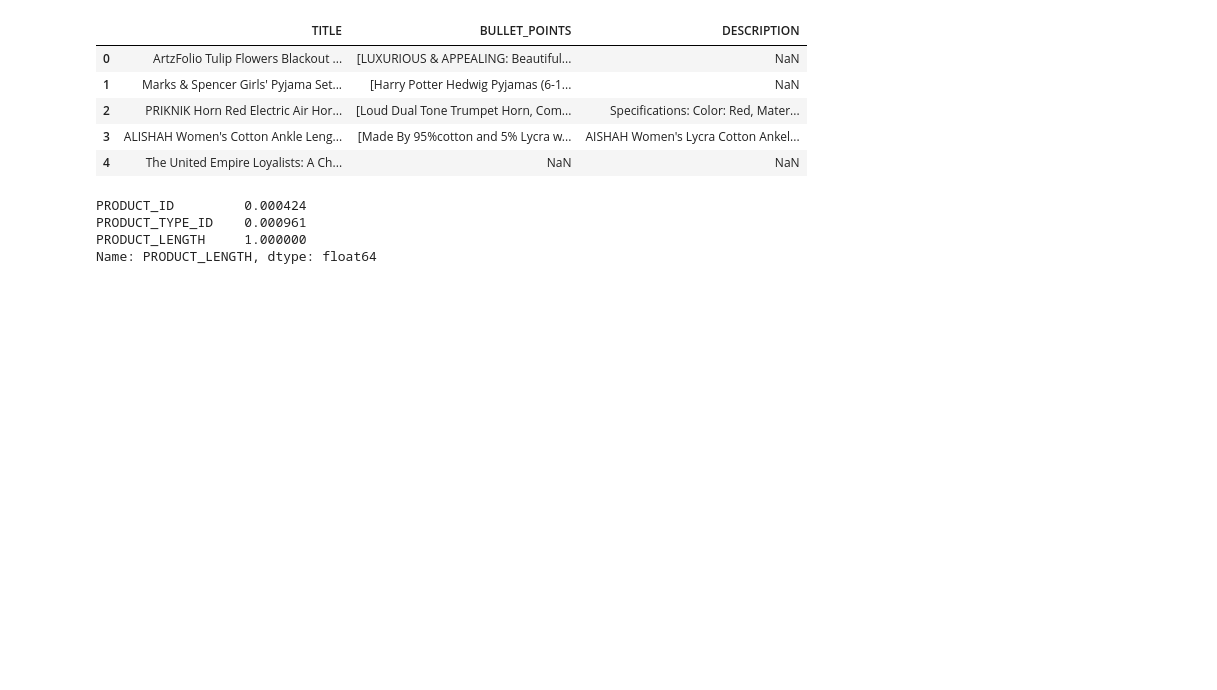
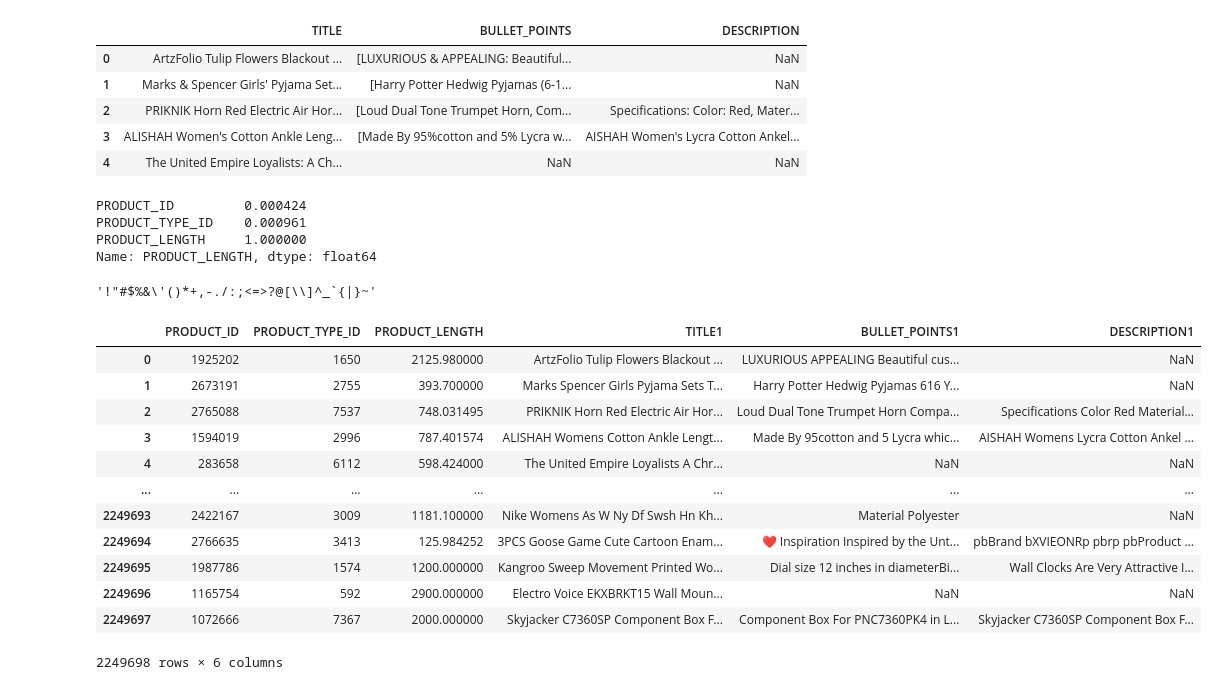
Before and after one commit to ShubhamGupta2505/MachineLearningPractice, a Jupyter notebook: amazon-ml-challenge.ipynb, the cells around one changed output. Saved outputs shown, nothing was run; the diff lists cells and outputs as text; code cells hidden in the pictures; blank space fills up the shorter version.

```diff
--- a/amazon-ml-challenge.ipynb
+++ b/amazon-ml-challenge.ipynb
@@ -142,0 +159,33 @@ Name: PRODUCT_LENGTH, dtype: float64
+# %%
+import string
+string.punctuation
+# %% [output]
+'!"#$%&\'()*+,-./:;<=>?@[\\]^_`{|}~'
+# %%
+def remove_punct(text):
+    if isinstance(text, str):
+        text_nopunct = "".join([char for char in text if char not in string.punctuation])
+    else:
+        text_nopunct = np.nan
+    return text_nopunct
+
+
+train['TITLE1'] = train['TITLE'].apply(lambda x :remove_punct(x))
+train['BULLET_POINTS1'] = train['BULLET_POINTS'].apply(lambda x :remove_punct(x))
+train['DESCRIPTION1'] = train['DESCRIPTION'].apply(lambda x :remove_punct(x))
+# %%
+train.drop(['TITLE','BULLET_POINTS','DESCRIPTION'],axis=1)
+# %% [output]
+|  | PRODUCT_ID | PRODUCT_TYPE_ID | PRODUCT_LENGTH | TITLE1 | BULLET_POINTS1 | DESCRIPTION1 |
+| 0 | 1925202 | 1650 | 2125.980000 | ArtzFolio Tulip Flowers Blackout ... | LUXURIOUS APPEALING Beautiful cus... | NaN |
+| 1 | 2673191 | 2755 | 393.700000 | Marks Spencer Girls Pyjama Sets T... | Harry Potter Hedwig Pyjamas 616 Y... | NaN |
+| 2 | 2765088 | 7537 | 748.031495 | PRIKNIK Horn Red Electric Air Hor... | Loud Dual Tone Trumpet Horn Compa... | Specifications Color Red Material... |
+| 3 | 1594019 | 2996 | 787.401574 | ALISHAH Womens Cotton Ankle Lengt... | Made By 95cotton and 5 Lycra whic... | AISHAH Womens Lycra Cotton Ankel ... |
+| 4 | 283658 | 6112 | 598.424000 | The United Empire Loyalists A Chr... | NaN | NaN |
+| ... | ... | ... | ... | ... | ... | ... |
+| 2249693 | 2422167 | 3009 | 1181.100000 | Nike Womens As W Ny Df Swsh Hn Kh... | Material Polyester | NaN |
+| 2249694 | 2766635 | 3413 | 125.984252 | 3PCS Goose Game Cute Cartoon Enam... | ❤ Inspiration Inspired by the Unt... | pbBrand bXVIEONRp pbrp pbProduct ... |
+| 2249695 | 1987786 | 1574 | 1200.000000 | Kangroo Sweep Movement Printed Wo... | Dial size 12 inches in diameterBi... | Wall Clocks Are Very Attractive I... |
+| 2249696 | 1165754 | 592 | 2900.000000 | Electro Voice EKXBRKT15 Wall Moun... | NaN | NaN |
+| 2249697 | 1072666 | 7367 | 2000.000000 | Skyjacker C7360SP Component Box F... | Component Box For PNC7360PK4 in L... | Skyjacker C7360SP Component Box F... |
+2249698 rows × 6 columns
```
Also changed, not shown: parts of 5 cells of this notebook.
